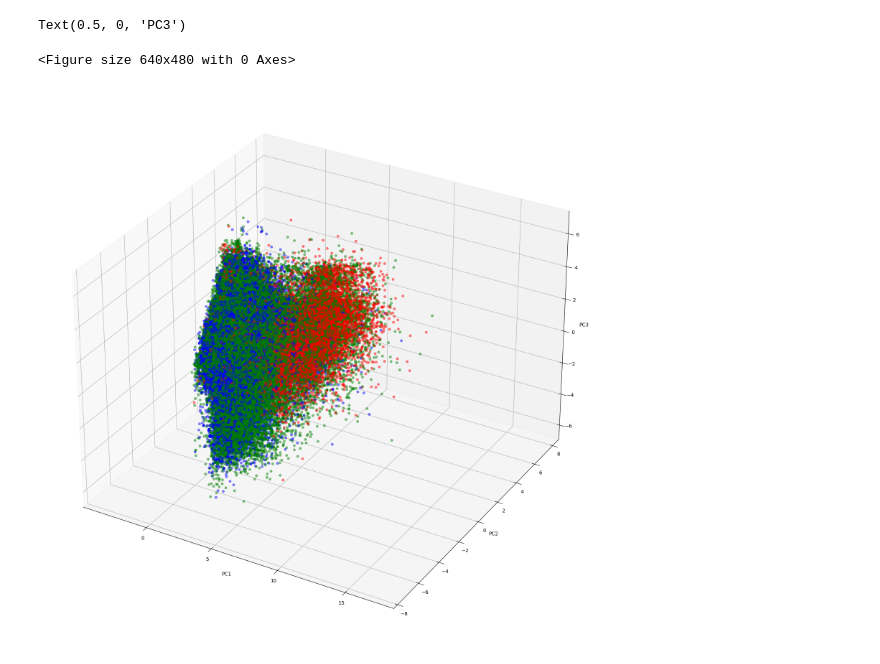
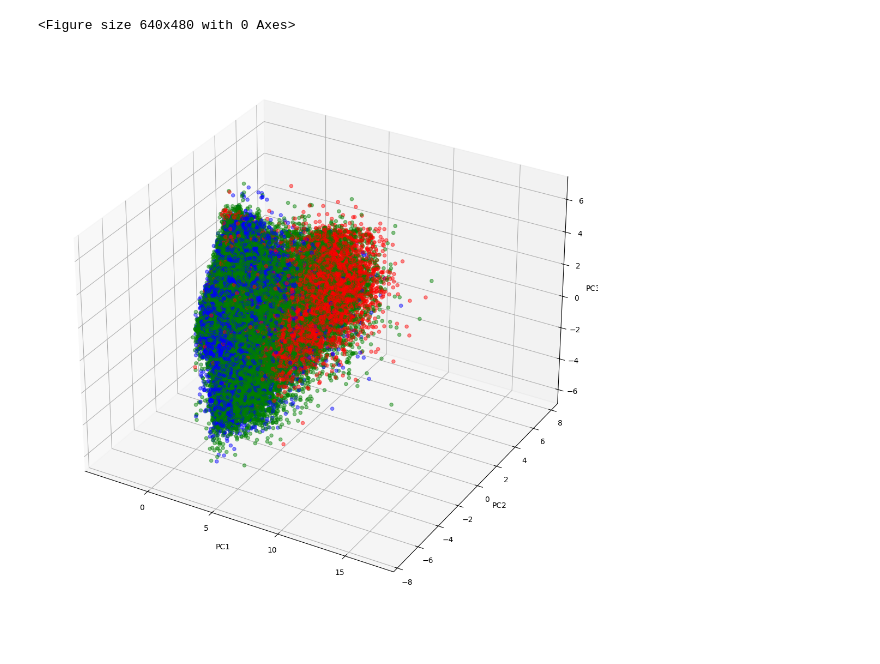
Before and after one commit to anbit192/earthquake, a Jupyter notebook: eathquake_visualize.ipynb, the cells around one changed output. Drawn from its saved outputs; the diff is of its cells as text; code cells hidden in the pictures.

```diff
--- a/eathquake_visualize.ipynb
+++ b/eathquake_visualize.ipynb
@@ -9,3 +11,3 @@ from sklearn.preprocessing import StandardScaler
 # %%
-X_train = pd.read_csv("data/train_values.csv")
-Y_train = pd.read_csv("data/train_labels.csv")
+X_train = pd.read_csv("data/train_values.csv", index_col="building_id")
+Y_train = pd.read_csv("data/train_labels.csv", index_col="building_id")
@@ -12,2 +16,2 @@ Y_train = pd.read_csv("data/train_labels.csv")
 # %%
-mapped_X = map_str_values(X_train).iloc[:, 1:]
+mapped_X = map_str_values(X_train)
@@ -76,12 +52,12 @@ Name: color, Length: 260601, dtype: object
 # %%
 fig = plt.figure()
-fig = plt.figure(figsize=(20, 20))
+fig = plt.figure(figsize=(13, 14))
 ax = fig.add_subplot(111, projection="3d")
-ax.scatter(X0[:, 0], X0[:, 1], X0[:, 2], c=Y_train["color"], marker="o", alpha=0.45)
+ax.scatter(X0[:, 0], X0[:, 1], X0[:, 2], c=colors, marker="o", alpha=0.45)
 ax.set_xlabel('PC1')
 ax.set_ylabel('PC2')
 ax.set_zlabel('PC3')
+plt.show()
 # %% [output]
-Text(0.5, 0, 'PC3')
+<Figure size 640x480 with 0 Axes>
-<Figure size 640x480 with 0 Axes>
-[figure, old version]
+[figure, new version]
```
Also changed, not shown: parts of 11 cells of this notebook, 2 other files.
